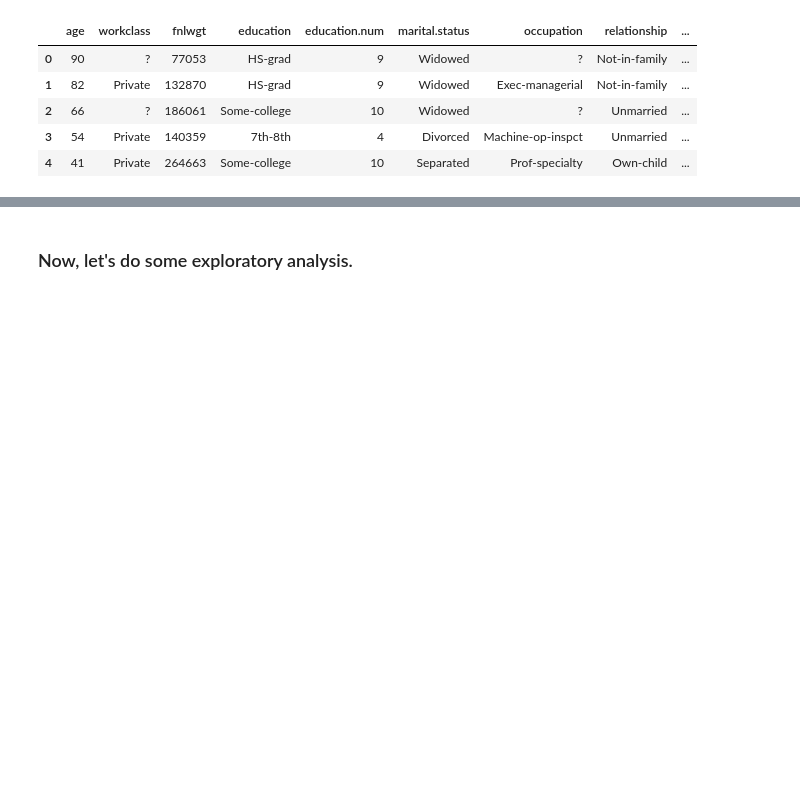
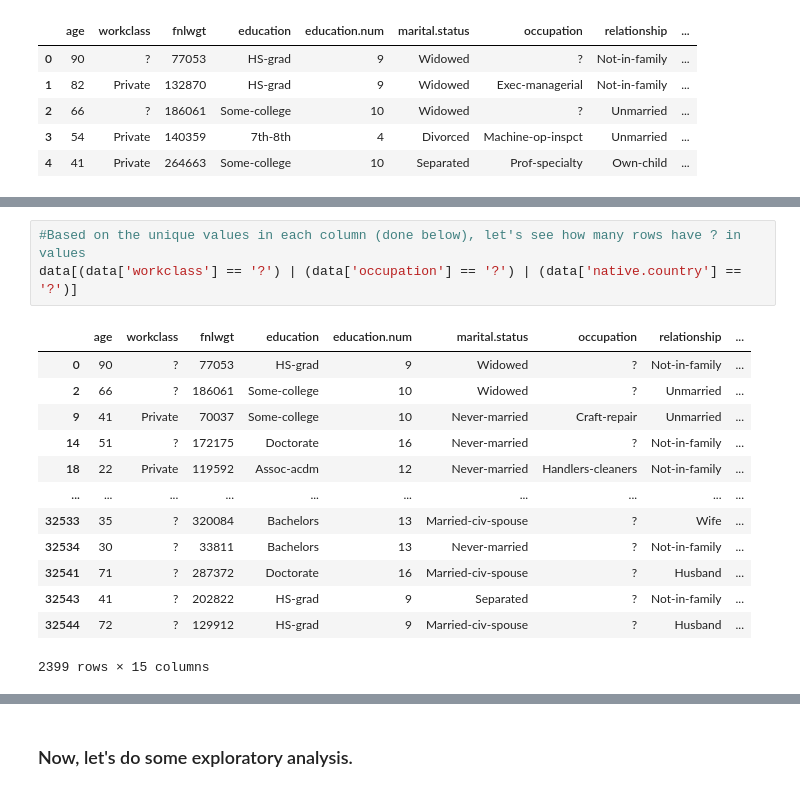
Before and after one commit to ConorPAnderson/adult_census_income, a Jupyter notebook: Income_Analysis.ipynb, the cells around one changed output, grey strips where cells are left out. Cells and saved outputs as stored; diff of their text form; blank space fills up the shorter version.

```diff
--- a/Income_Analysis.ipynb
+++ b/Income_Analysis.ipynb
@@ -40,0 +65,17 @@ memory usage: 3.7+ MB
+# %%
+#Based on the unique values in each column (done below), let's see how many rows have ? in values
+data[(data['workclass'] == '?') | (data['occupation'] == '?') | (data['native.country'] == '?')]
+# %% [output]
+|  | age | workclass | fnlwgt | education | education.num | marital.status | occupation | relationship | ... |
+| 0 | 90 | ? | 77053 | HS-grad | 9 | Widowed | ? | Not-in-family | ... |
+| 2 | 66 | ? | 186061 | Some-college | 10 | Widowed | ? | Unmarried | ... |
+| 9 | 41 | Private | 70037 | Some-college | 10 | Never-married | Craft-repair | Unmarried | ... |
+| 14 | 51 | ? | 172175 | Doctorate | 16 | Never-married | ? | Not-in-family | ... |
+| 18 | 22 | Private | 119592 | Assoc-acdm | 12 | Never-married | Handlers-cleaners | Not-in-family | ... |
+| ... | ... | ... | ... | ... | ... | ... | ... | ... | ... |
+| 32533 | 35 | ? | 320084 | Bachelors | 13 | Married-civ-spouse | ? | Wife | ... |
+| 32534 | 30 | ? | 33811 | Bachelors | 13 | Never-married | ? | Not-in-family | ... |
+| 32541 | 71 | ? | 287372 | Doctorate | 16 | Married-civ-spouse | ? | Husband | ... |
+| 32543 | 41 | ? | 202822 | HS-grad | 9 | Separated | ? | Not-in-family | ... |
+| 32544 | 72 | ? | 129912 | HS-grad | 9 | Married-civ-spouse | ? | Husband | ... |
+2399 rows × 15 columns
```
Also changed, not shown: parts of 20 cells of this notebook.
